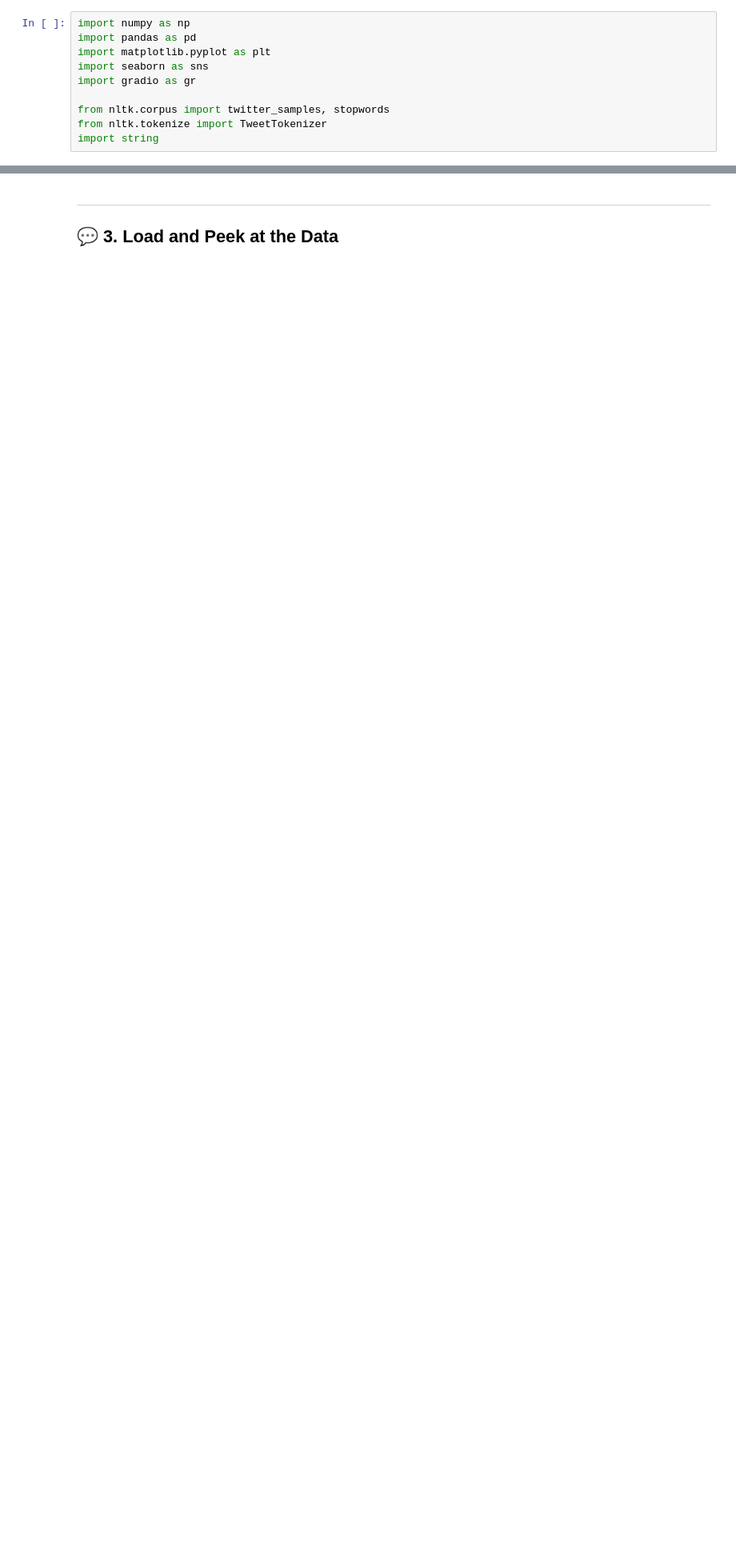
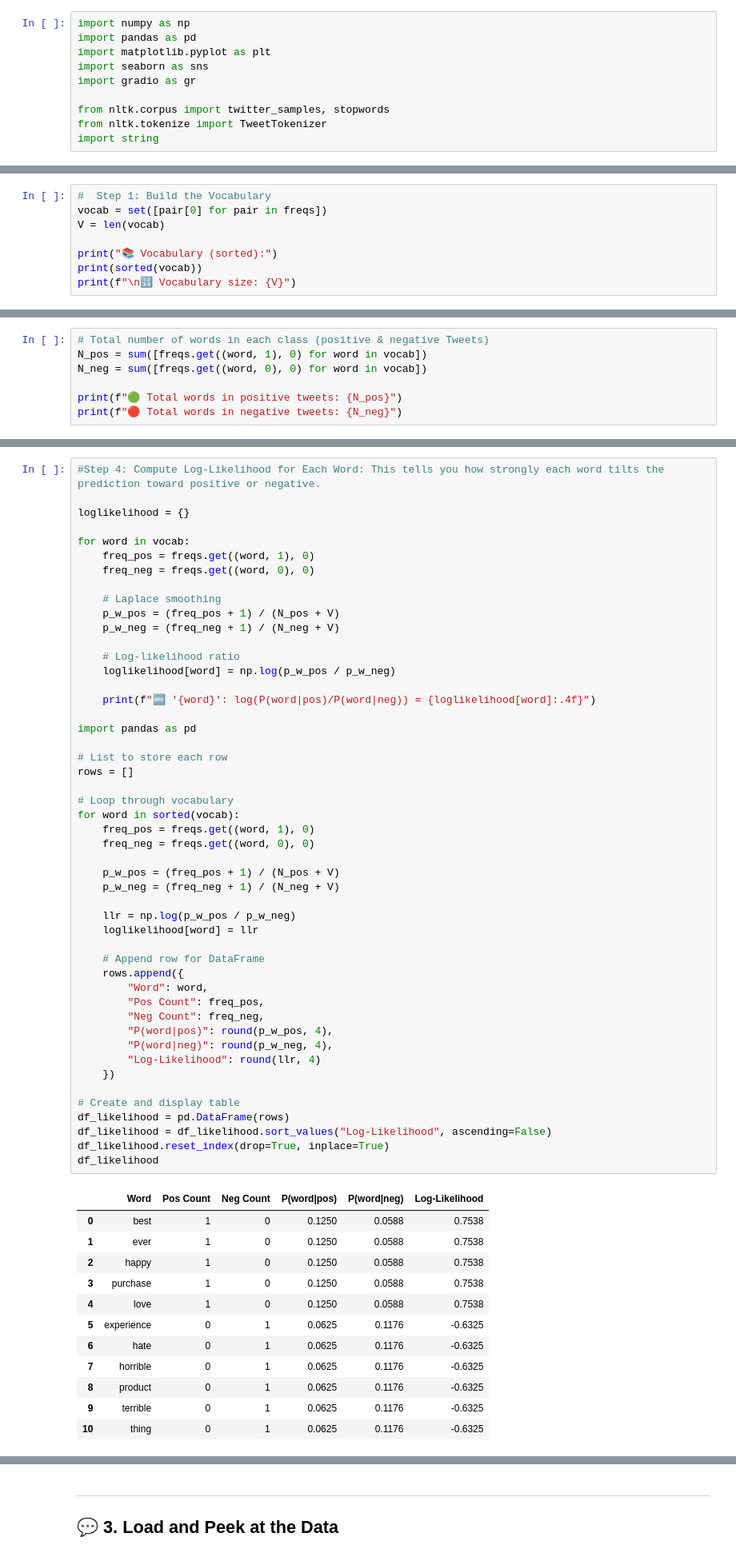
Before and after one commit to Joe-rini/nlp-specialization-colab, a Jupyter notebook: week2/C1W2L1_naive_bayes_likelihoods_lesson.ipynb, the cells around one changed output, grey strips where cells are left out. Shown: that part at 80% size. Drawn from its saved outputs; the diff is of its cells as text; blank space fills up the shorter version.

```diff
--- a/week2/C1W2L1_naive_bayes_likelihoods_lesson.ipynb
+++ b/week2/C1W2L1_naive_bayes_likelihoods_lesson.ipynb
@@ -54,0 +150,8 @@ import string
+# %%
+#  Step 1: Build the Vocabulary
+vocab = set([pair[0] for pair in freqs])
+V = len(vocab)
+
+print("📚 Vocabulary (sorted):")
+print(sorted(vocab))
+print(f"\n🔢 Vocabulary size: {V}")
@@ -54,0 +163,7 @@ import string
+# %%
+# Total number of words in each class (positive & negative Tweets)
+N_pos = sum([freqs.get((word, 1), 0) for word in vocab])
+N_neg = sum([freqs.get((word, 0), 0) for word in vocab])
+
+print(f"🟢 Total words in positive tweets: {N_pos}")
+print(f"🔴 Total words in negative tweets: {N_neg}")
@@ -54,0 +182,62 @@ import string
+# %%
+#Step 4: Compute Log-Likelihood for Each Word: This tells you how strongly each word tilts the prediction toward positive or negative.
+
+loglikelihood = {}
+
+for word in vocab:
+    freq_pos = freqs.get((word, 1), 0)
+    freq_neg = freqs.get((word, 0), 0)
+
+    # Laplace smoothing
+    p_w_pos = (freq_pos + 1) / (N_pos + V)
+    p_w_neg = (freq_neg + 1) / (N_neg + V)
+
+    # Log-likelihood ratio
+    loglikelihood[word] = np.log(p_w_pos / p_w_neg)
+
+    print(f"🔤 '{word}': log(P(word|pos)/P(word|neg)) = {loglikelihood[word]:.4f}")
+
+import pandas as pd
+
+# List to store each row
+rows = []
+
+# Loop through vocabulary
+for word in sorted(vocab):
+    freq_pos = freqs.get((word, 1), 0)
+    freq_neg = freqs.get((word, 0), 0)
+
+    p_w_pos = (freq_pos + 1) / (N_pos + V)
+    p_w_neg = (freq_neg + 1) / (N_neg + V)
+
+    llr = np.log(p_w_pos / p_w_neg)
+    loglikelihood[word] = llr
+
+    # Append row for DataFrame
+    rows.append({
+        "Word": word,
+        "Pos Count": freq_pos,
+        "Neg Count": freq_neg,
+        "P(word|pos)": round(p_w_pos, 4),
+        "P(word|neg)": round(p_w_neg, 4),
+        "Log-Likelihood": round(llr, 4)
+    })
+
+# Create and display table
+df_likelihood = pd.DataFrame(rows)
+df_likelihood = df_likelihood.sort_values("Log-Likelihood", ascending=False)
+df_likelihood.reset_index(drop=True, inplace=True)
+df_likelihood
+# %% [output]
+|  | Word | Pos Count | Neg Count | P(word|pos) | P(word|neg) | Log-Likelihood |
+| 0 | best | 1 | 0 | 0.1250 | 0.0588 | 0.7538 |
+| 1 | ever | 1 | 0 | 0.1250 | 0.0588 | 0.7538 |
+| 2 | happy | 1 | 0 | 0.1250 | 0.0588 | 0.7538 |
+| 3 | purchase | 1 | 0 | 0.1250 | 0.0588 | 0.7538 |
+| 4 | love | 1 | 0 | 0.1250 | 0.0588 | 0.7538 |
+| 5 | experience | 0 | 1 | 0.0625 | 0.1176 | -0.6325 |
+| 6 | hate | 0 | 1 | 0.0625 | 0.1176 | -0.6325 |
+| 7 | horrible | 0 | 1 | 0.0625 | 0.1176 | -0.6325 |
+| 8 | product | 0 | 1 | 0.0625 | 0.1176 | -0.6325 |
+| 9 | terrible | 0 | 1 | 0.0625 | 0.1176 | -0.6325 |
+| 10 | thing | 0 | 1 | 0.0625 | 0.1176 | -0.6325 |
```
Also changed, not shown: parts of 13 cells of this notebook.
